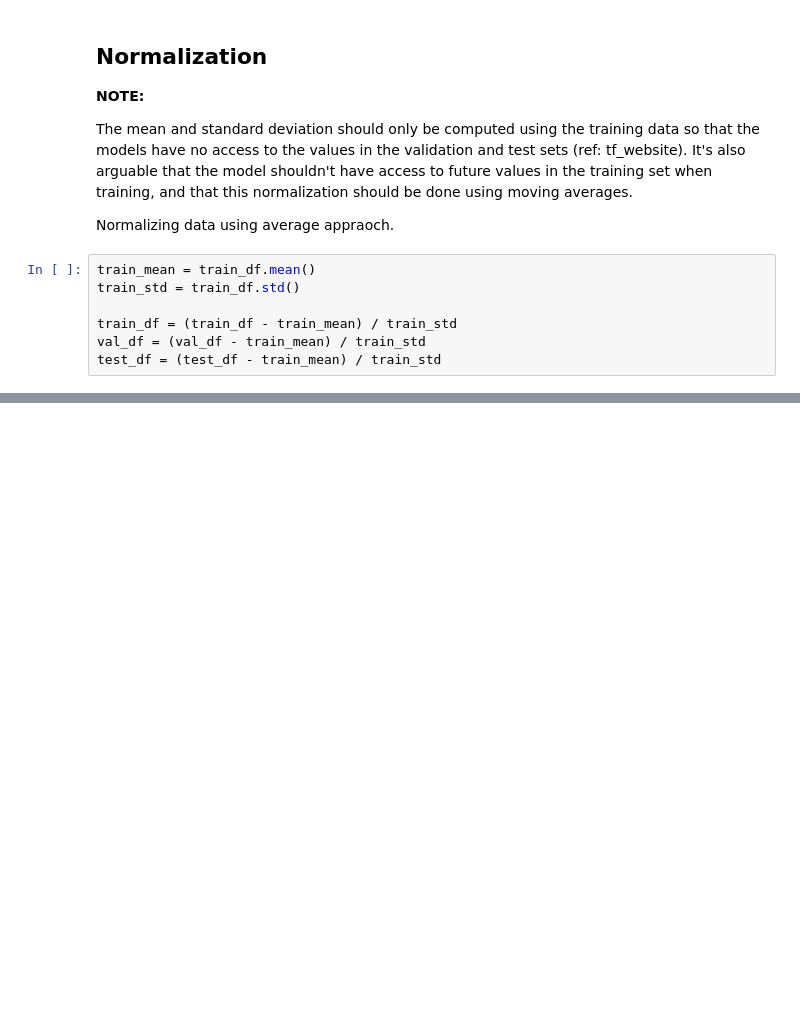
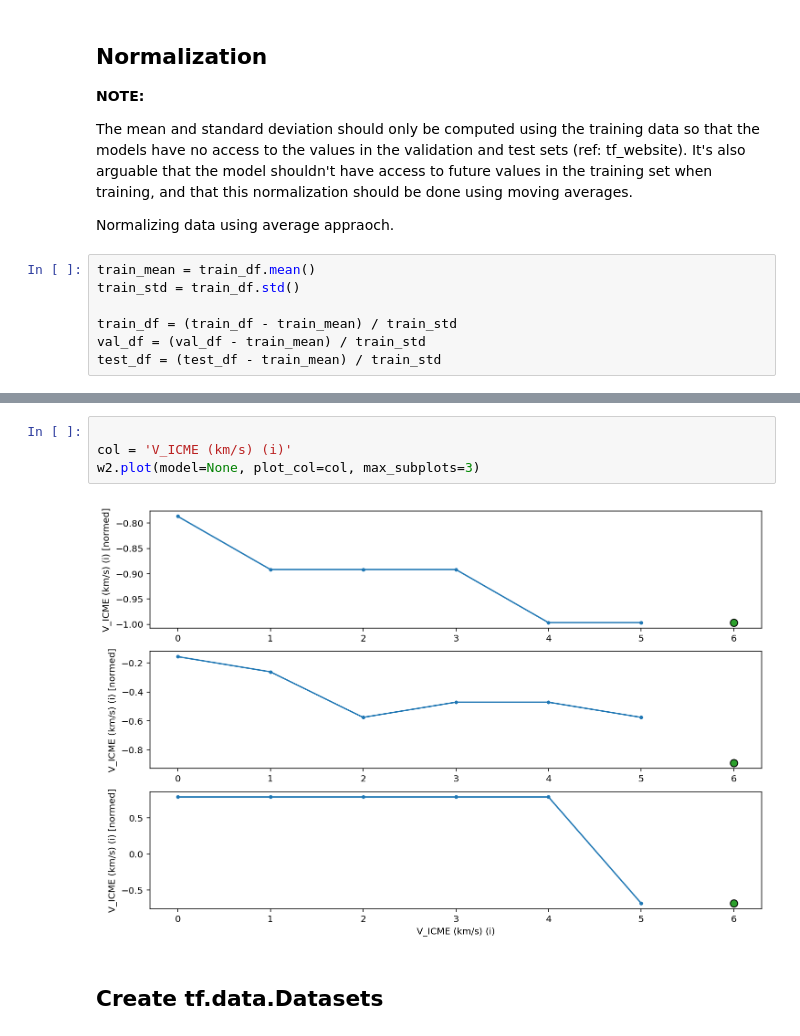
Before and after one commit to Atashnezhad/CME_forcast, a Jupyter notebook: Codes/P04_01_tf.ipynb, the cells around one changed output, grey strips where cells are left out. Saved outputs shown, nothing was run; the diff lists cells and outputs as text; blank space fills up the shorter version.

```diff
--- a/Codes/P04_01_tf.ipynb
+++ b/Codes/P04_01_tf.ipynb
@@ -720,0 +505,8 @@ The DNN does not encounter overfitting however applying small networks is not he
+# %%
+
+col = 'V_ICME (km/s) (i)'
+w2.plot(model=None, plot_col=col, max_subplots=3)
+# %% [output]
+[figure, added]
+# %% [markdown]
+## Create tf.data.Datasets
```
Also changed, not shown: parts of 157 cells of this notebook, 9 other files.
